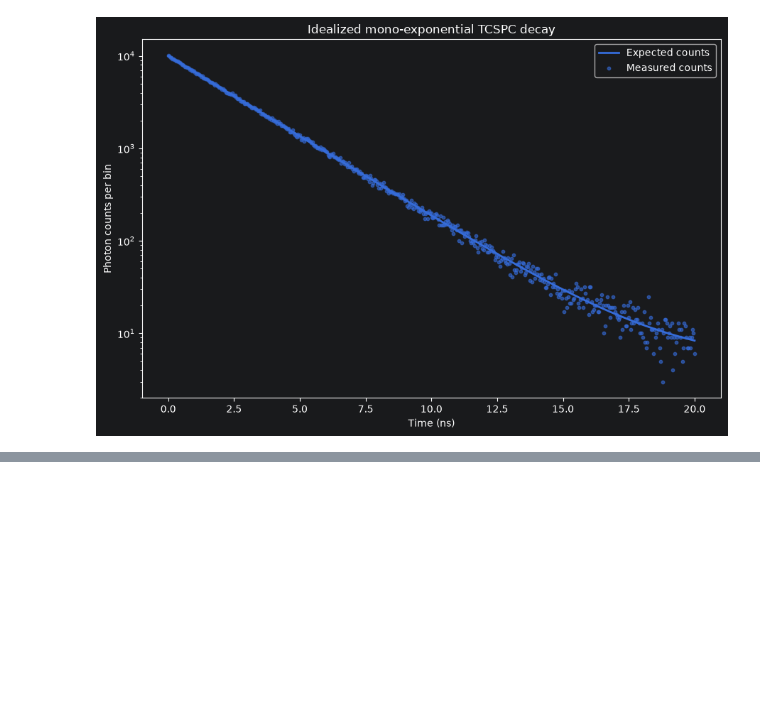
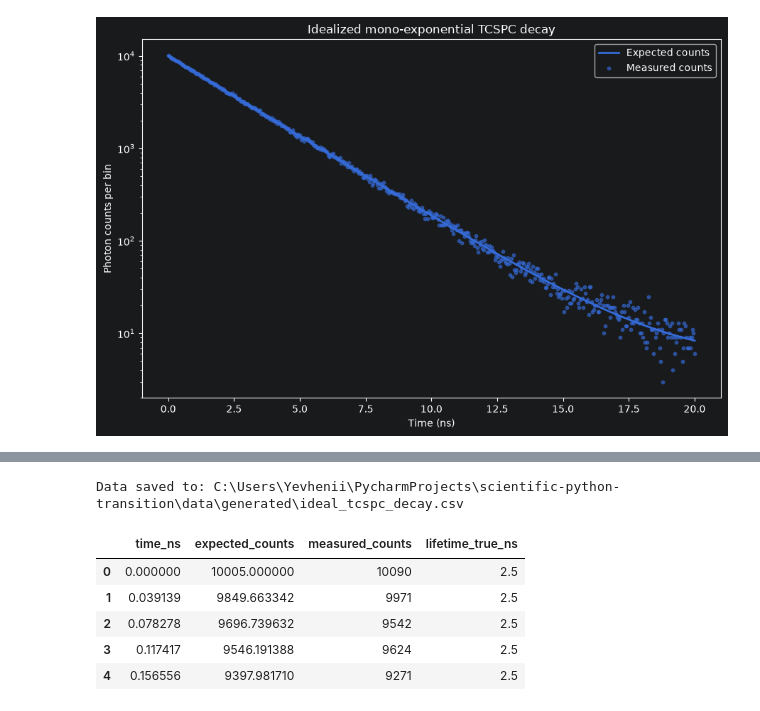
Before and after one commit to moryev/tcspc-lifetime-toolkit, a Jupyter notebook: notebooks/01_tcspc_simulation.ipynb, the cells around one changed output, grey strips where cells are left out. Drawn from its saved outputs; the diff is of its cells as text; code cells hidden in the pictures; blank space fills up the shorter version.

```diff
--- a/notebooks/01_tcspc_simulation.ipynb
+++ b/notebooks/01_tcspc_simulation.ipynb
@@ -121,0 +150,30 @@ plt.show()
+# %%
+project_root = Path.cwd().parent
+output_directory = project_root / "data" / "generated"
+
+output_directory.mkdir(
+    parents=True,
+    exist_ok=True,
+)
+# %%
+output_file = output_directory / "ideal_tcspc_decay.csv"
+
+decay_data.to_csv(
+    output_file,
+    index=False,
+)
+
+print(f"Data saved to: {output_file}")
+# %% [output]
+Data saved to: C:\Users\Yevhenii\PycharmProjects\scientific-python-transition\data\generated\ideal_tcspc_decay.csv
+# %%
+loaded_data = pd.read_csv(output_file)
+
+loaded_data.head()
+# %% [output]
+|  | time_ns | expected_counts | measured_counts | lifetime_true_ns |
+| 0 | 0.000000 | 10005.000000 | 10090 | 2.5 |
+| 1 | 0.039139 | 9849.663342 | 9971 | 2.5 |
+| 2 | 0.078278 | 9696.739632 | 9542 | 2.5 |
+| 3 | 0.117417 | 9546.191388 | 9624 | 2.5 |
+| 4 | 0.156556 | 9397.981710 | 9271 | 2.5 |
```
Also changed, not shown: parts of 3 cells of this notebook, 2 other files.
